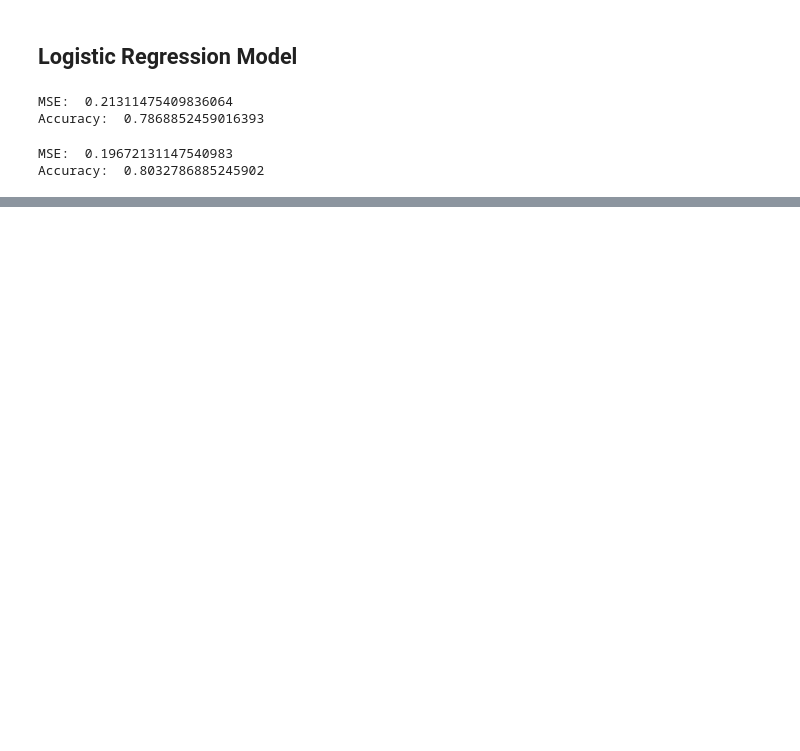
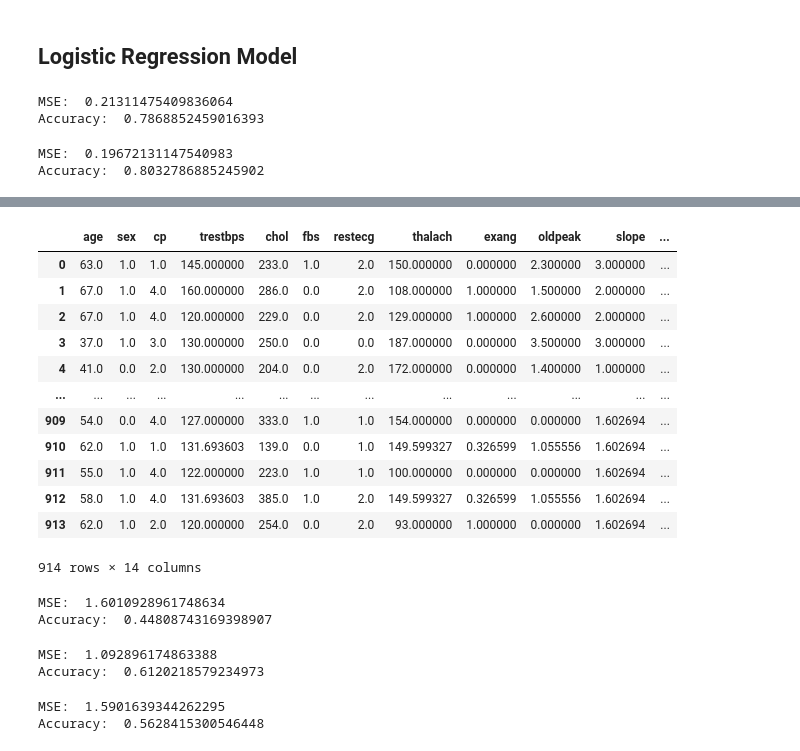
Before and after one commit to jeff-d-wang/heart_disease, a Jupyter notebook: index.ipynb, the cells around one changed output, grey strips where cells are left out. Drawn from its saved outputs; the diff is of its cells as text; code cells hidden in the pictures; blank space fills up the shorter version.

```diff
--- a/index.ipynb
+++ b/index.ipynb
@@ -232,0 +356,4 @@ Accuracy:  0.8032786885245902
+# %%
+imp_mean = SimpleImputer(strategy='mean')
+imp_mean.fit(cleveland)
+heart_all_cmpl = imp_mean.transform(heart_all)
@@ -232,0 +376,17 @@ Accuracy:  0.8032786885245902
+# %%
+heart_all_cmpl = pd.DataFrame(heart_all_cmpl, columns=heart_all.columns)
+heart_all_cmpl
+# %% [output]
+|  | age | sex | cp | trestbps | chol | fbs | restecg | thalach | exang | oldpeak | slope | ... |
+| 0 | 63.0 | 1.0 | 1.0 | 145.000000 | 233.0 | 1.0 | 2.0 | 150.000000 | 0.000000 | 2.300000 | 3.000000 | ... |
+| 1 | 67.0 | 1.0 | 4.0 | 160.000000 | 286.0 | 0.0 | 2.0 | 108.000000 | 1.000000 | 1.500000 | 2.000000 | ... |
+| 2 | 67.0 | 1.0 | 4.0 | 120.000000 | 229.0 | 0.0 | 2.0 | 129.000000 | 1.000000 | 2.600000 | 2.000000 | ... |
+| 3 | 37.0 | 1.0 | 3.0 | 130.000000 | 250.0 | 0.0 | 0.0 | 187.000000 | 0.000000 | 3.500000 | 3.000000 | ... |
+| 4 | 41.0 | 0.0 | 2.0 | 130.000000 | 204.0 | 0.0 | 2.0 | 172.000000 | 0.000000 | 1.400000 | 1.000000 | ... |
+| ... | ... | ... | ... | ... | ... | ... | ... | ... | ... | ... | ... | ... |
+| 909 | 54.0 | 0.0 | 4.0 | 127.000000 | 333.0 | 1.0 | 1.0 | 154.000000 | 0.000000 | 0.000000 | 1.602694 | ... |
+| 910 | 62.0 | 1.0 | 1.0 | 131.693603 | 139.0 | 0.0 | 1.0 | 149.599327 | 0.326599 | 1.055556 | 1.602694 | ... |
+| 911 | 55.0 | 1.0 | 4.0 | 122.000000 | 223.0 | 1.0 | 1.0 | 100.000000 | 0.000000 | 0.000000 | 1.602694 | ... |
+| 912 | 58.0 | 1.0 | 4.0 | 131.693603 | 385.0 | 1.0 | 2.0 | 149.599327 | 0.326599 | 1.055556 | 1.602694 | ... |
+| 913 | 62.0 | 1.0 | 2.0 | 120.000000 | 254.0 | 0.0 | 2.0 | 93.000000 | 1.000000 | 0.000000 | 1.602694 | ... |
+914 rows × 14 columns
@@ -232,0 +400,27 @@ Accuracy:  0.8032786885245902
+# %%
+dtr_cmpl = DecisionTreeRegressor(random_state=0)
+dtr_cmpl.fit(x_train_cmpl, y_train_cmpl)
+y_pred_cmpl = dtr_cmpl.predict(x_test_cmpl)
+print("MSE: ", mean_squared_error(y_test_cmpl, y_pred_cmpl))
+print("Accuracy: ", accuracy_score(y_test_cmpl, y_pred_cmpl))
+# %% [output]
+MSE:  1.6010928961748634
+Accuracy:  0.44808743169398907
+# %%
+lr_cmpl = LogisticRegressionCV(cv=10, random_state=1, max_iter=10000)
+lr_cmpl.fit(x_train_cmpl, y_train_cmpl)
+y_pred_cmpl = lr_cmpl.predict(x_test_cmpl)
+print("MSE: ", mean_squared_error(y_test_cmpl, y_pred_cmpl))
+print("Accuracy: ", accuracy_score(y_test_cmpl, np.rint(y_pred_cmpl)))
+# %% [output]
+MSE:  1.092896174863388
+Accuracy:  0.6120218579234973
+# %%
+rfc_cmpl = RandomForestClassifier(max_depth=1, min_samples_split=3, min_samples_leaf=6)
+rfc_cmpl.fit(x_train_cmpl, y_train_cmpl)
+y_pred_cmpl = rfc_cmpl.predict(x_test_cmpl)
+print("MSE: ", mean_squared_error(y_test_cmpl, y_pred_cmpl))
+print("Accuracy: ", accuracy_score(y_test_cmpl, np.rint(y_pred_cmpl)))
+# %% [output]
+MSE:  1.5901639344262295
+Accuracy:  0.5628415300546448
```
Also changed, not shown: parts of 22 cells of this notebook, 1 other file.
